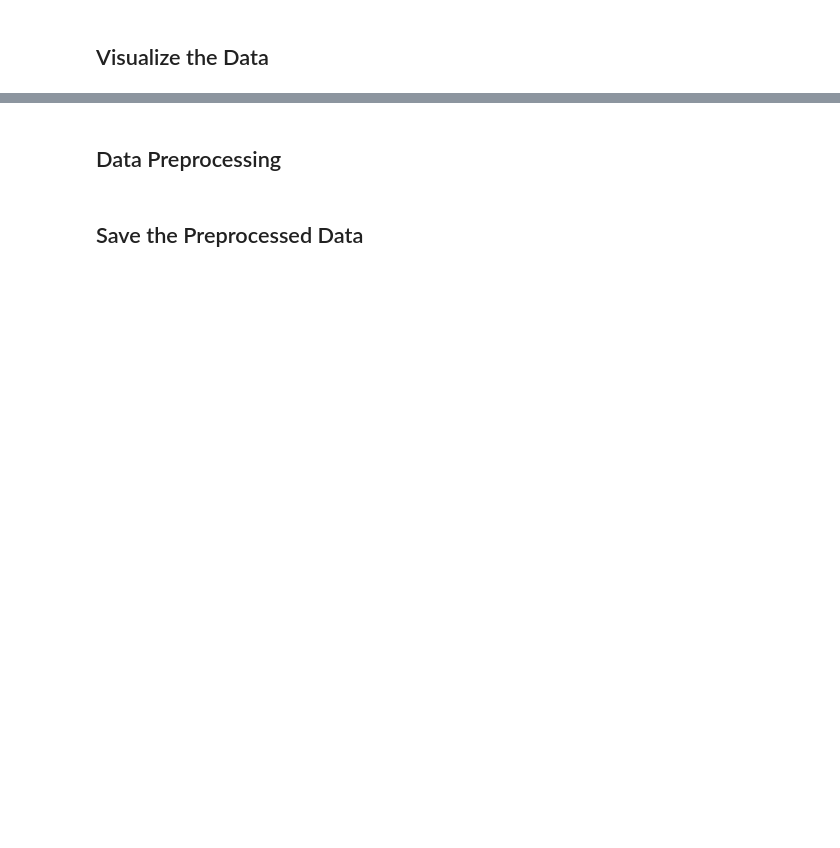
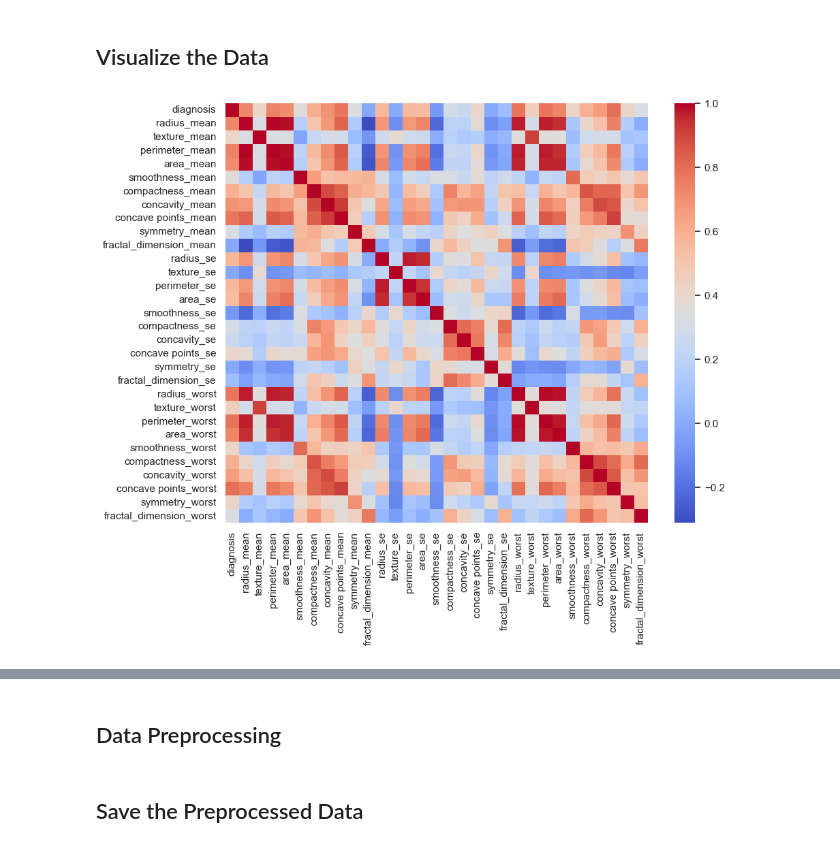
Before and after one commit to CarlosADuranVIllalobos/Breast_Cancer_Diagnosis_ML, a Jupyter notebook: notebooks/data_preprocessing.ipynb, the cells around one changed output, grey strips where cells are left out. Saved outputs shown, nothing was run; the diff lists cells and outputs as text; code cells hidden in the pictures; blank space fills up the shorter version.

```diff
--- a/notebooks/data_preprocessing.ipynb
+++ b/notebooks/data_preprocessing.ipynb
@@ -16,5 +29,5 @@ sns.set(style='whitegrid')
 ## Load the Dataset
 # %%
 # Load the dataset
-data = load_data('../data/ai4i2020.csv')
+data = pd.read_csv('../data/breast_cancer_wisconsin.csv')
 data.head()
@@ -26,3 +65,5 @@ data.info()
 # %%
 # Summary statistics
+data = clean_data(data)
+data, label_encoder = encode_categorical(data)
 data.describe()
@@ -34,5 +104,7 @@ data.isnull().sum()
 # %%
 # Correlation heatmap
 plt.figure(figsize=(10, 8))
-sns.heatmap(data.corr(), annot=True, cmap='coolwarm', fmt='.2f')
+sns.heatmap(data.corr(), annot=False, cmap='coolwarm', fmt='.6f')
 plt.show()
+# %% [output]
+[figure, added]
```
Also changed, not shown: parts of 10 cells of this notebook, 11 other files.
